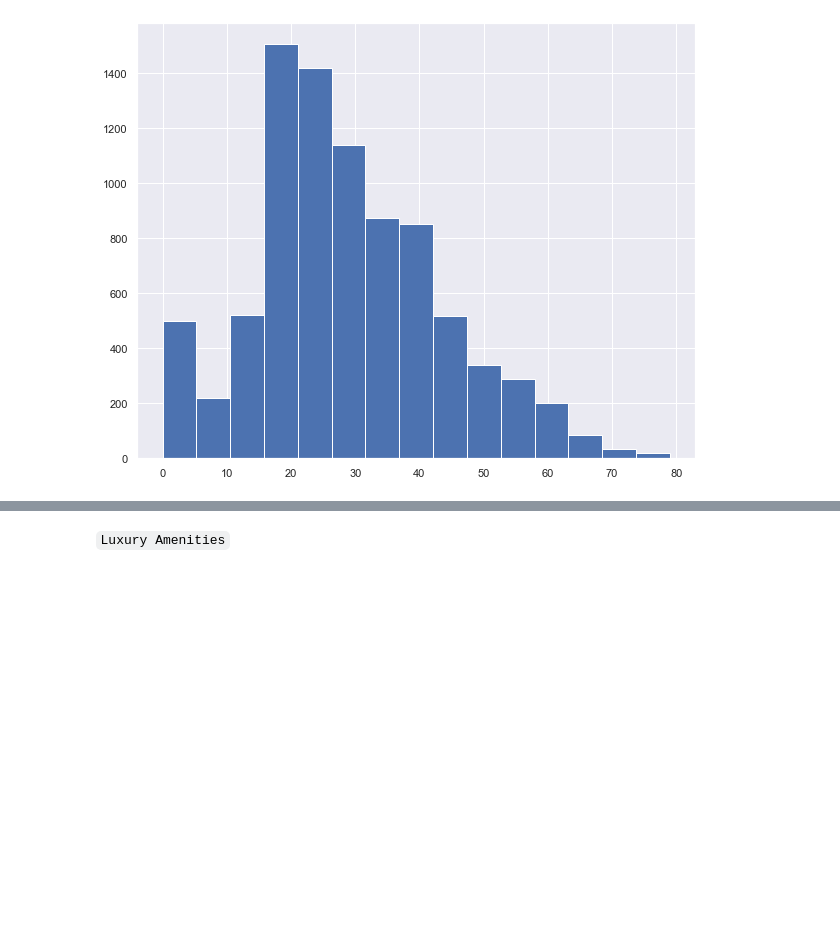
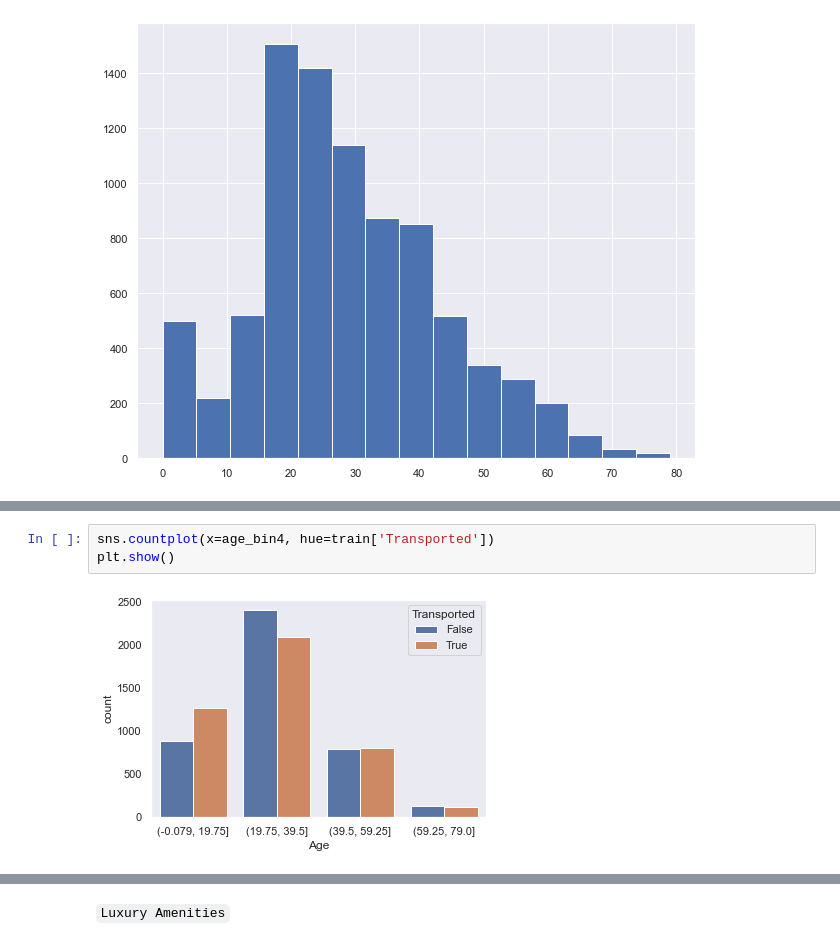
Before and after one commit to SZhafiri/Kagge_Spaceship_Titanic, a Jupyter notebook: First Look.ipynb, the cells around one changed output, grey strips where cells are left out. Cells and saved outputs as stored; diff of their text form; blank space fills up the shorter version.

```diff
--- a/First Look.ipynb
+++ b/First Look.ipynb
@@ -520,0 +535,5 @@ Name: Age, dtype: int64
+# %%
+sns.countplot(x=age_bin4, hue=train['Transported'])
+plt.show()
+# %% [output]
+[figure, added]
```
Also changed, not shown: parts of 92 cells of this notebook.
